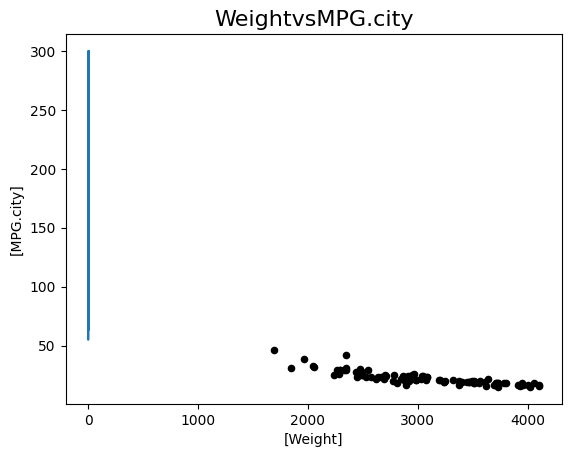
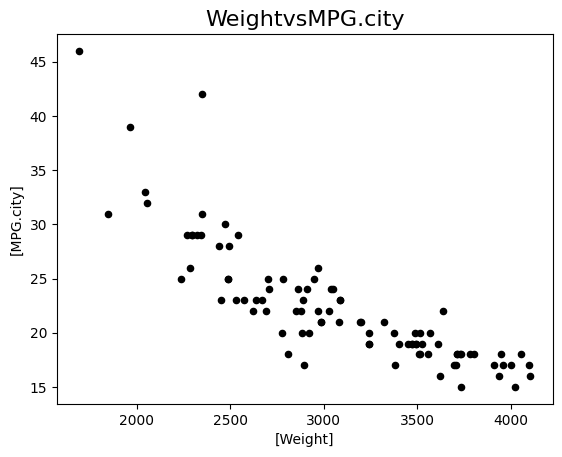
Code edit (unified diff) that turned the first committed figure into the second:
--- before
+++ after
@@ -39,7 +39,3 @@
 ax.set_ylabel=("MPG.city")
 ax.set_title("WeightvsMPG.city",fontsize=16)
-plt.plot(cars_df['EngineSize'],cars_df['Horsepower'])
-plt.xlabel('EngineSize')
-plt.ylabel('Horsepower')
-plt.title('linecharttoobservetheVariationin"EngineSize"against"Horsepower')
-plt.show()
+

Commit: Created using Colab